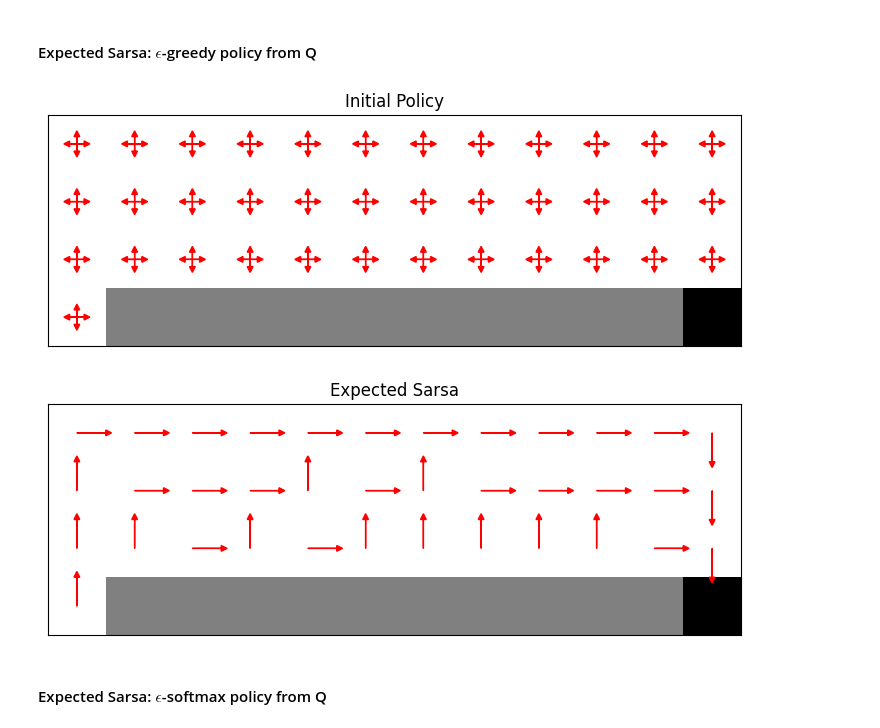
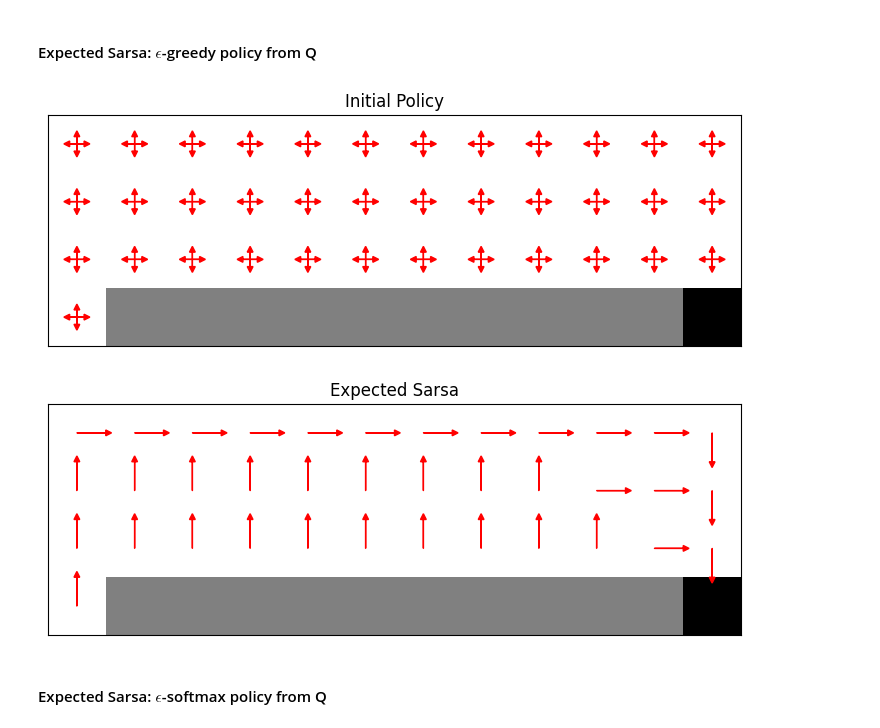
Before and after one commit to NicolaMaestri00/Reinforcement-Learning, a Jupyter notebook: Assignment_4.ipynb, the cells around one changed output. Cells and saved outputs as stored; diff of their text form; code cells hidden in the pictures.

```diff
--- a/Assignment_4.ipynb
+++ b/Assignment_4.ipynb
@@ -94,17 +94,17 @@ def expected_sarsa(step_size=0.01, gamma=1.0, epsilon=0.1, n_episodes=1000):
 # %%
 # Grid world with cliff                         4x12 Matrix
 grid_world = np.zeros((4,12))
 grid_world[3,11] = 2            # goal
 grid_world[3,1:11] = 1          # cliff
 
 
 policy = np.ones((4,12,4))/4
 plot_policy(grid_world, policy, title="Initial Policy")
-policy = expected_sarsa(step_size=0.1, epsilon=0.5, n_episodes=1000)
+policy = expected_sarsa(step_size=0.1, epsilon=0.5, n_episodes=10000)
 plot_policy(grid_world, policy, title="Expected Sarsa")
 # %% [output]
 [figure]
-[figure, old version]
+[figure, new version]
 # %% [markdown]
 #### Expected Sarsa: $\epsilon$-softmax policy from Q
 # %%
```
Also changed, not shown: parts of 2 cells of this notebook.
